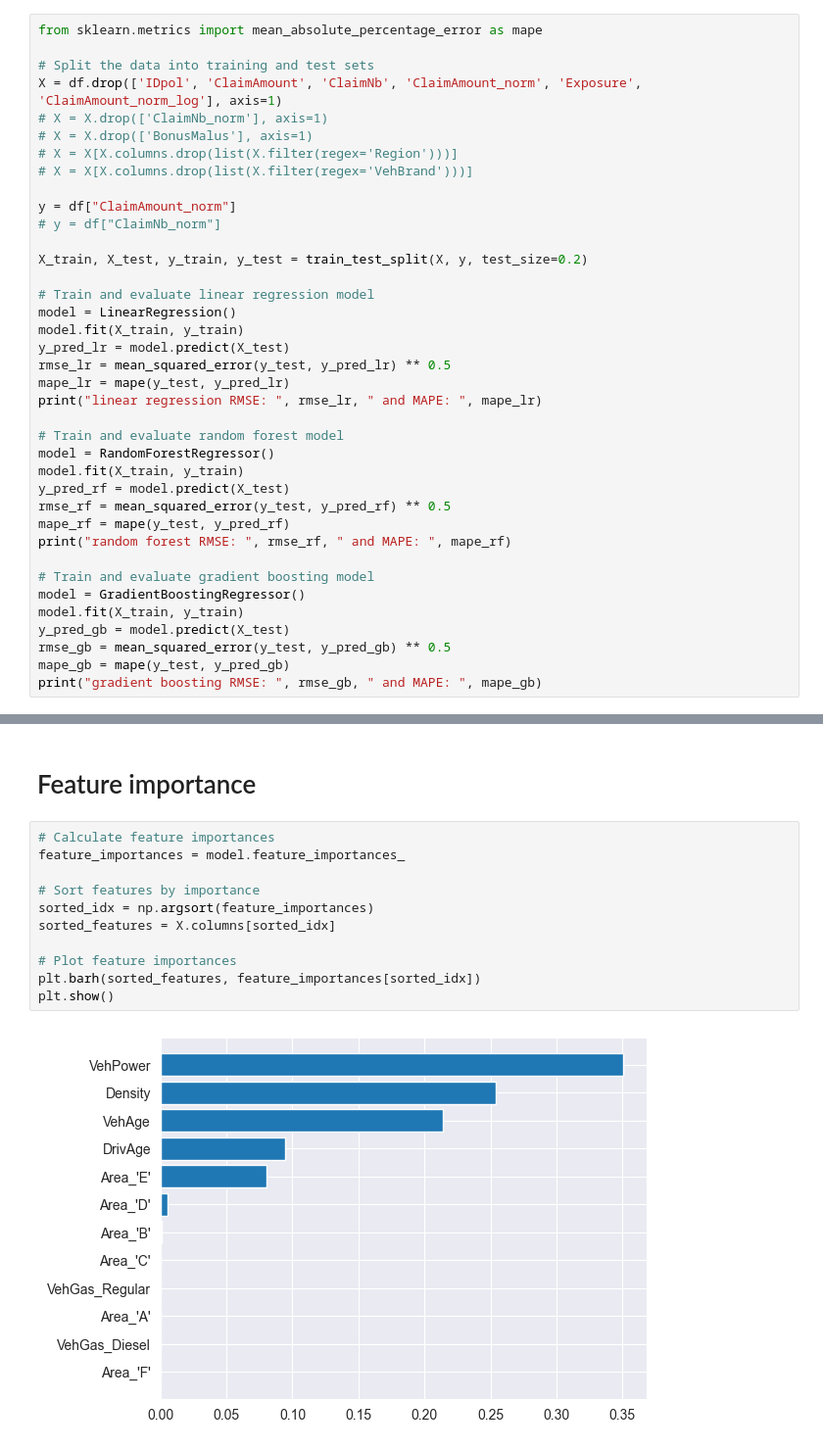
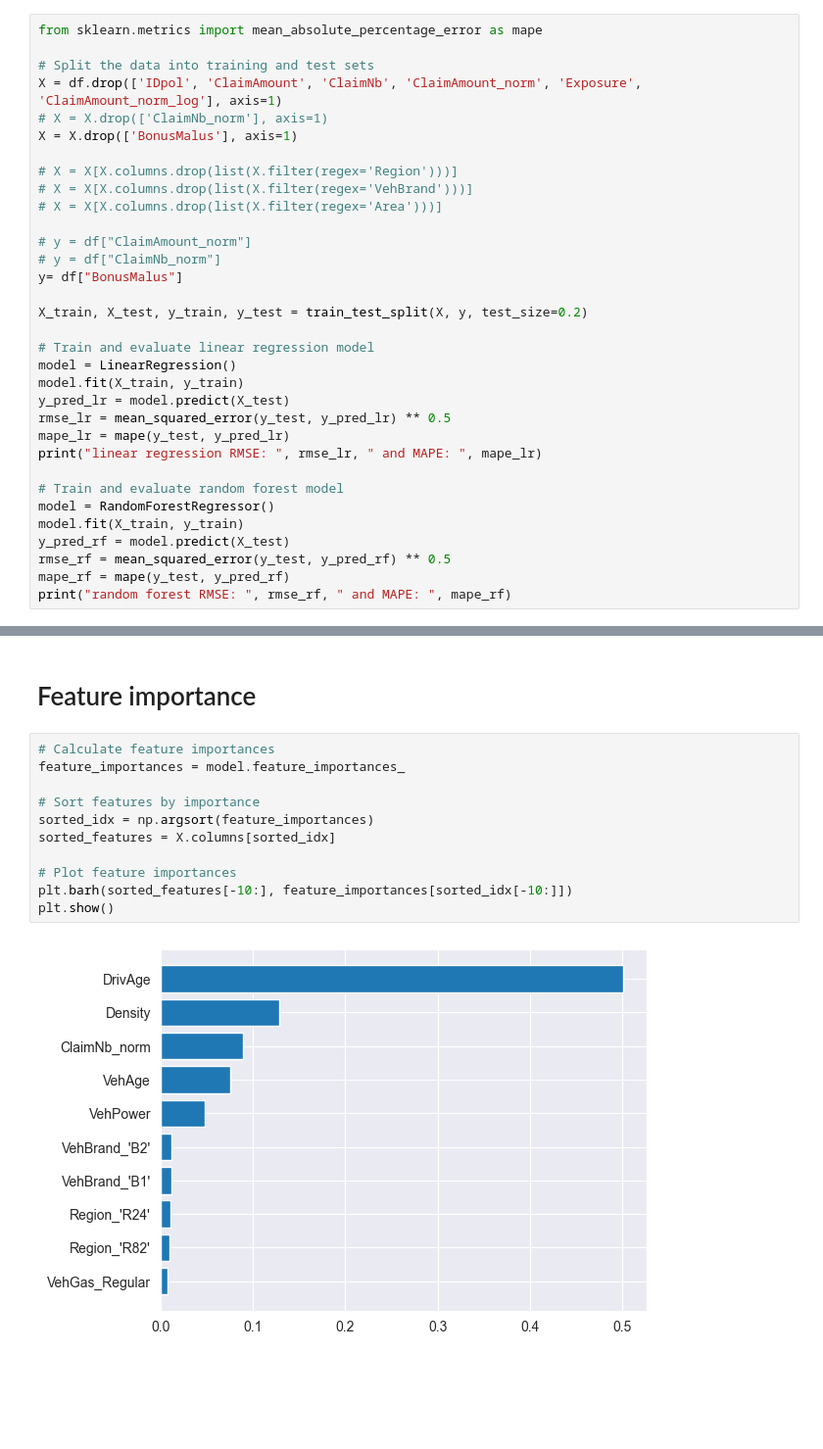
Before and after one commit to S-Moha-M-Kashani/versicherung_datascience, a Jupyter notebook: jupyter_notebook_kashani.ipynb, the cells around one changed output, grey strips where cells are left out. Shown at 98% size. Drawn from its saved outputs; the diff is of its cells as text; blank space fills up the shorter version.

```diff
--- a/jupyter_notebook_kashani.ipynb
+++ b/jupyter_notebook_kashani.ipynb
@@ -238,12 +238,15 @@ from sklearn.metrics import mean_absolute_percentage_error as mape
 # Split the data into training and test sets
 X = df.drop(['IDpol', 'ClaimAmount', 'ClaimNb', 'ClaimAmount_norm', 'Exposure', 'ClaimAmount_norm_log'], axis=1)
 # X = X.drop(['ClaimNb_norm'], axis=1)
-# X = X.drop(['BonusMalus'], axis=1)
+X = X.drop(['BonusMalus'], axis=1)
+
 # X = X[X.columns.drop(list(X.filter(regex='Region')))]
 # X = X[X.columns.drop(list(X.filter(regex='VehBrand')))]
+# X = X[X.columns.drop(list(X.filter(regex='Area')))]
 
-y = df["ClaimAmount_norm"]
+# y = df["ClaimAmount_norm"]
 # y = df["ClaimNb_norm"]
+y= df["BonusMalus"]
 
 X_train, X_test, y_train, y_test = train_test_split(X, y, test_size=0.2)
 
@@ -262,12 +265,4 @@ y_pred_rf = model.predict(X_test)
 rmse_rf = mean_squared_error(y_test, y_pred_rf) ** 0.5
 mape_rf = mape(y_test, y_pred_rf)
 print("random forest RMSE: ", rmse_rf, " and MAPE: ", mape_rf)
-
-# Train and evaluate gradient boosting model
-model = GradientBoostingRegressor()
-model.fit(X_train, y_train)
-y_pred_gb = model.predict(X_test)
-rmse_gb = mean_squared_error(y_test, y_pred_gb) ** 0.5
-mape_gb = mape(y_test, y_pred_gb)
-print("gradient boosting RMSE: ", rmse_gb, " and MAPE: ", mape_gb)
 # %% [output]
@@ -359,13 +358,13 @@ print("MAPE for tuned random forest:", mape_evaluation)
 # %%
 # Calculate feature importances
 feature_importances = model.feature_importances_
 
 # Sort features by importance
 sorted_idx = np.argsort(feature_importances)
 sorted_features = X.columns[sorted_idx]
 
 # Plot feature importances
-plt.barh(sorted_features, feature_importances[sorted_idx])
+plt.barh(sorted_features[-10:], feature_importances[sorted_idx[-10:]])
 plt.show()
 # %% [output]
-[figure, old version]
+[figure, new version]
```
Also changed, not shown: parts of 7 cells of this notebook.
